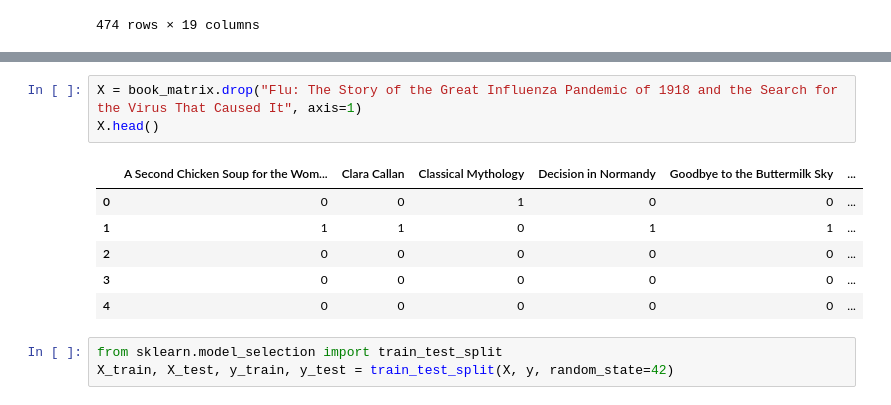
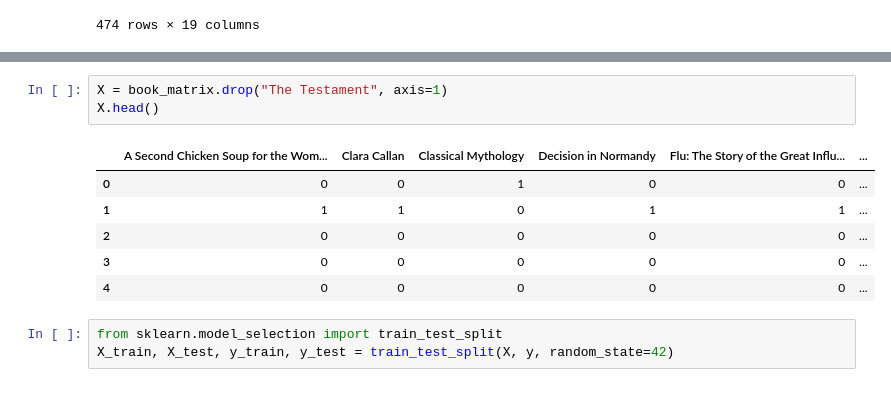
Before and after one commit to LongPatrol/final-project, a Jupyter notebook: Model2.ipynb, the cells around one changed output, grey strips where cells are left out. Cells and saved outputs as stored; diff of their text form.

```diff
--- a/Model2.ipynb
+++ b/Model2.ipynb
@@ -203,8 +206,8 @@ Name: Flu: The Story of the Great Influenza Pandemic of 1918 and the Search for
 # %%
-X = book_matrix.drop("Flu: The Story of the Great Influenza Pandemic of 1918 and the Search for the Virus That Caused It", axis=1)
+X = book_matrix.drop("The Testament", axis=1)
 X.head()
 # %% [output]
-|  | A Second Chicken Soup for the Wom... | Clara Callan | Classical Mythology | Decision in Normandy | Goodbye to the Buttermilk Sky | ... |
+|  | A Second Chicken Soup for the Wom... | Clara Callan | Classical Mythology | Decision in Normandy | Flu: The Story of the Great Influ... | ... |
 | 0 | 0 | 0 | 1 | 0 | 0 | ... |
 | 1 | 1 | 1 | 0 | 1 | 1 | ... |
 | 2 | 0 | 0 | 0 | 0 | 0 | ... |
```
Also changed, not shown: parts of 7 cells of this notebook.
